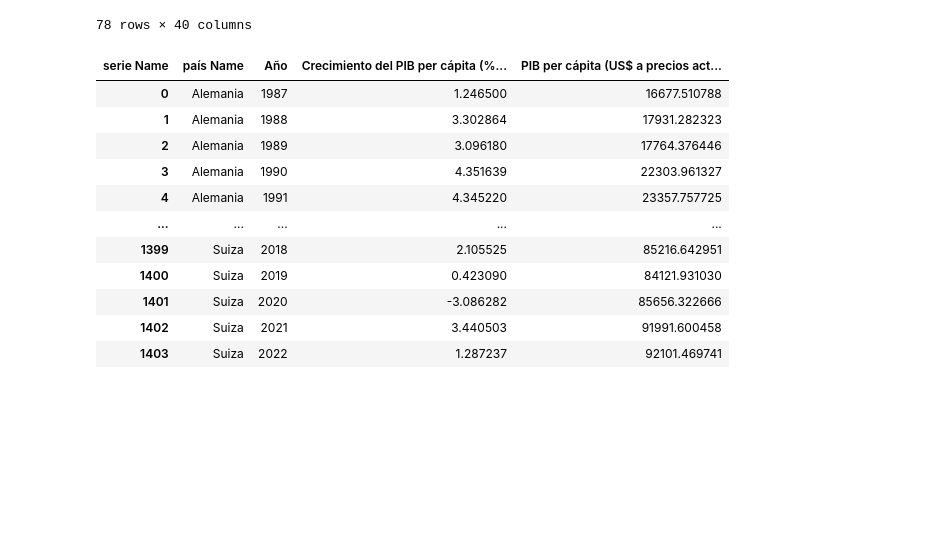
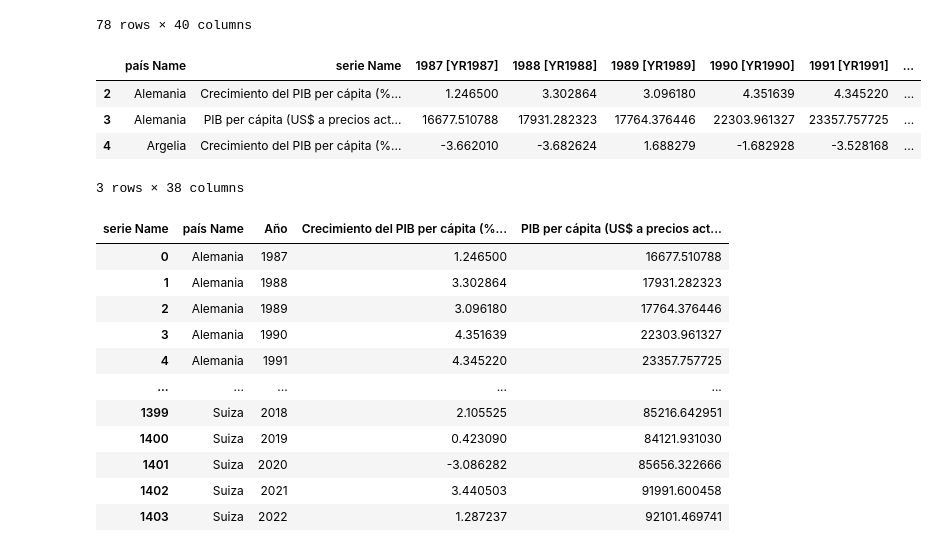
Before and after one commit to fercof87/PF-Esperanza-De-Vida, a Jupyter notebook: EDA/EDA/EDA_pbi.ipynb, the cells around one changed output. Drawn from its saved outputs; the diff is of its cells as text; code cells hidden in the pictures; blank space fills up the shorter version.

```diff
--- a/EDA/EDA/EDA_pbi.ipynb
+++ b/EDA/EDA/EDA_pbi.ipynb
@@ -180,6 +180,14 @@ df_pbi
 78 rows × 40 columns
 # %%
 df_pbi = df_pbi.drop(columns=["país Code", "serie Code"])
+# %%
+df_pbi.head(3)
+# %% [output]
+|  | país Name | serie Name | 1987 [YR1987] | 1988 [YR1988] | 1989 [YR1989] | 1990 [YR1990] | 1991 [YR1991] | ... |
+| 2 | Alemania | Crecimiento del PIB per cápita (%... | 1.246500 | 3.302864 | 3.096180 | 4.351639 | 4.345220 | ... |
+| 3 | Alemania | PIB per cápita (US$ a precios act... | 16677.510788 | 17931.282323 | 17764.376446 | 22303.961327 | 23357.757725 | ... |
+| 4 | Argelia | Crecimiento del PIB per cápita (%... | -3.662010 | -3.682624 | 1.688279 | -1.682928 | -3.528168 | ... |
+3 rows × 38 columns
 # %%
 df_melted = df_pbi.melt(id_vars=['país Name', 'serie Name'], var_name='Año', value_name='Valor')
 
```
Also changed, not shown: parts of 4 cells of this notebook, 5 other files.
